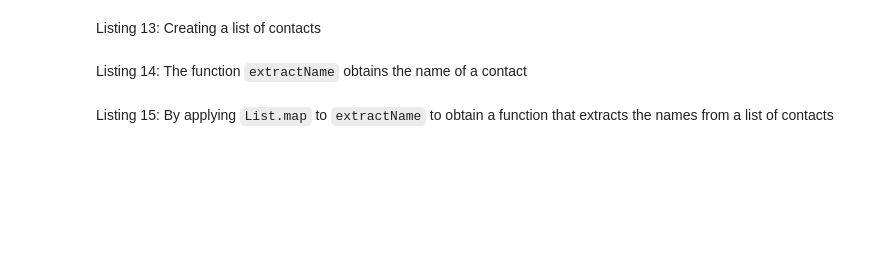
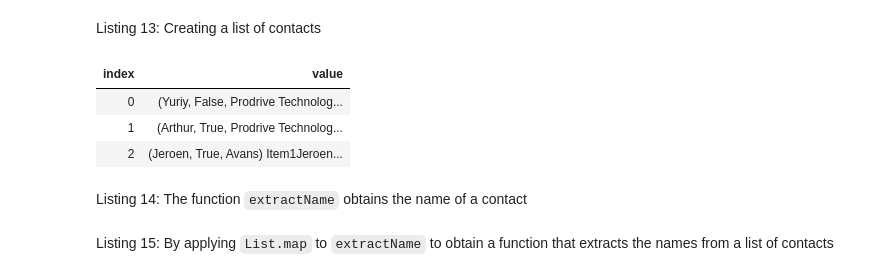
Before and after one commit to IntissarJ/FPROGHW, a Jupyter notebook: 07-pipelines.ipynb, the cells around one changed output. Cells and saved outputs as stored; diff of their text form; code cells hidden in the pictures; blank space fills up the shorter version.

```diff
--- a/07-pipelines.ipynb
+++ b/07-pipelines.ipynb
@@ -73,16 +87,22 @@ Listing 13: Creating a list of contacts
 # %%
 // create a contact as a tuple of name, met in person and organisation
 let makeContact org met name = (name, met, org)
 // two specialised versions
 let makeProdriveContact = makeContact "Prodrive Technologies"
 let makeMetProdriveContact = makeProdriveContact true
 
 
 let jeroen = makeContact "Avans" true "Jeroen"
 let yuriy = makeProdriveContact false "Yuriy"
 let arthur = makeMetProdriveContact "Arthur"
 
 let contacts = [ yuriy; arthur; jeroen ]
+contacts
+# %% [output]
+| index | value |
+| 0 | (Yuriy, False, Prodrive Technolog... |
+| 1 | (Arthur, True, Prodrive Technolog... |
+| 2 | (Jeroen, True, Avans) Item1Jeroen... |
 # %% [markdown]
 Listing 14: The function `extractName` obtains the name of a contact
 # %%
```
Also changed, not shown: parts of 41 cells of this notebook, 8 other files.
